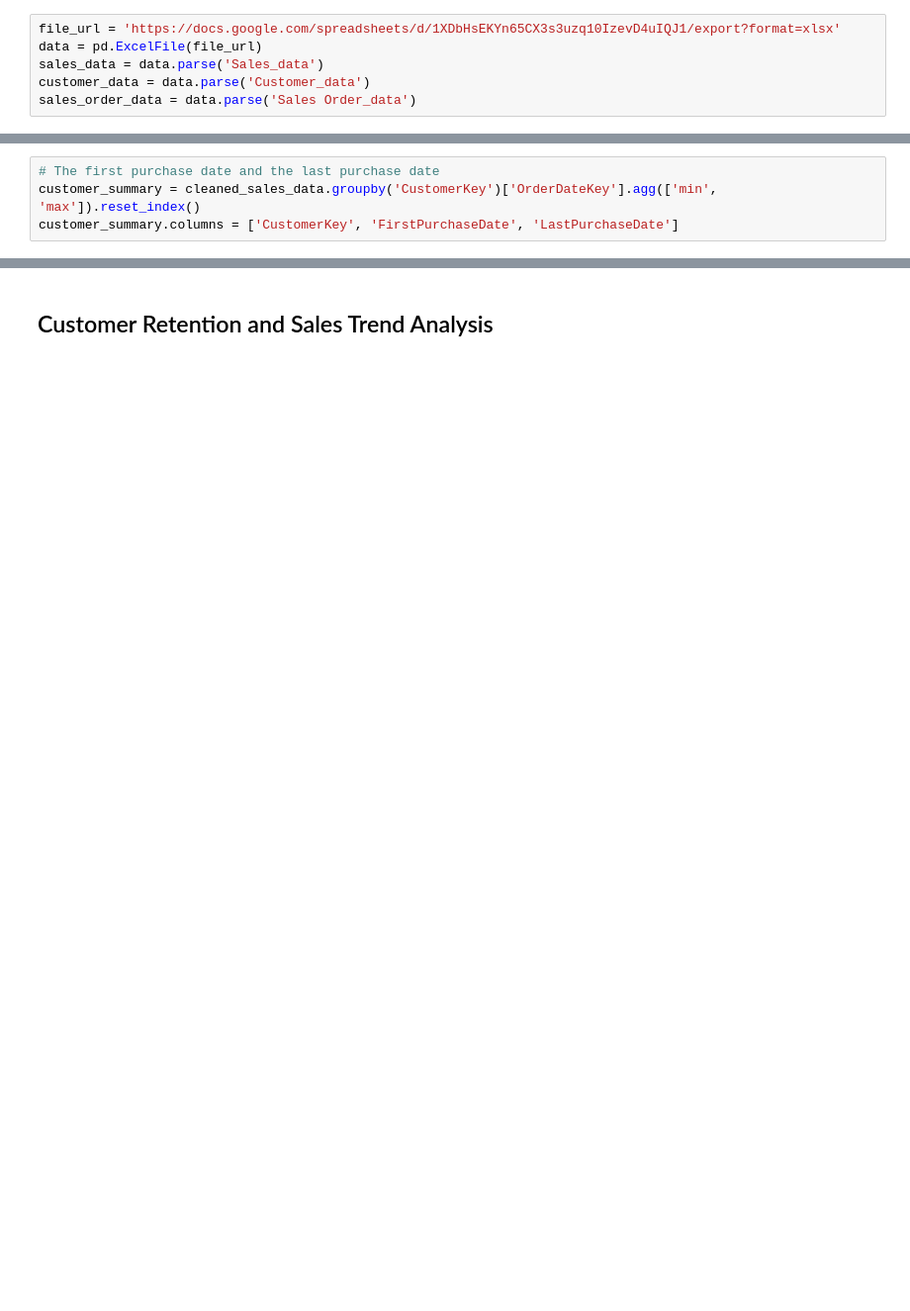
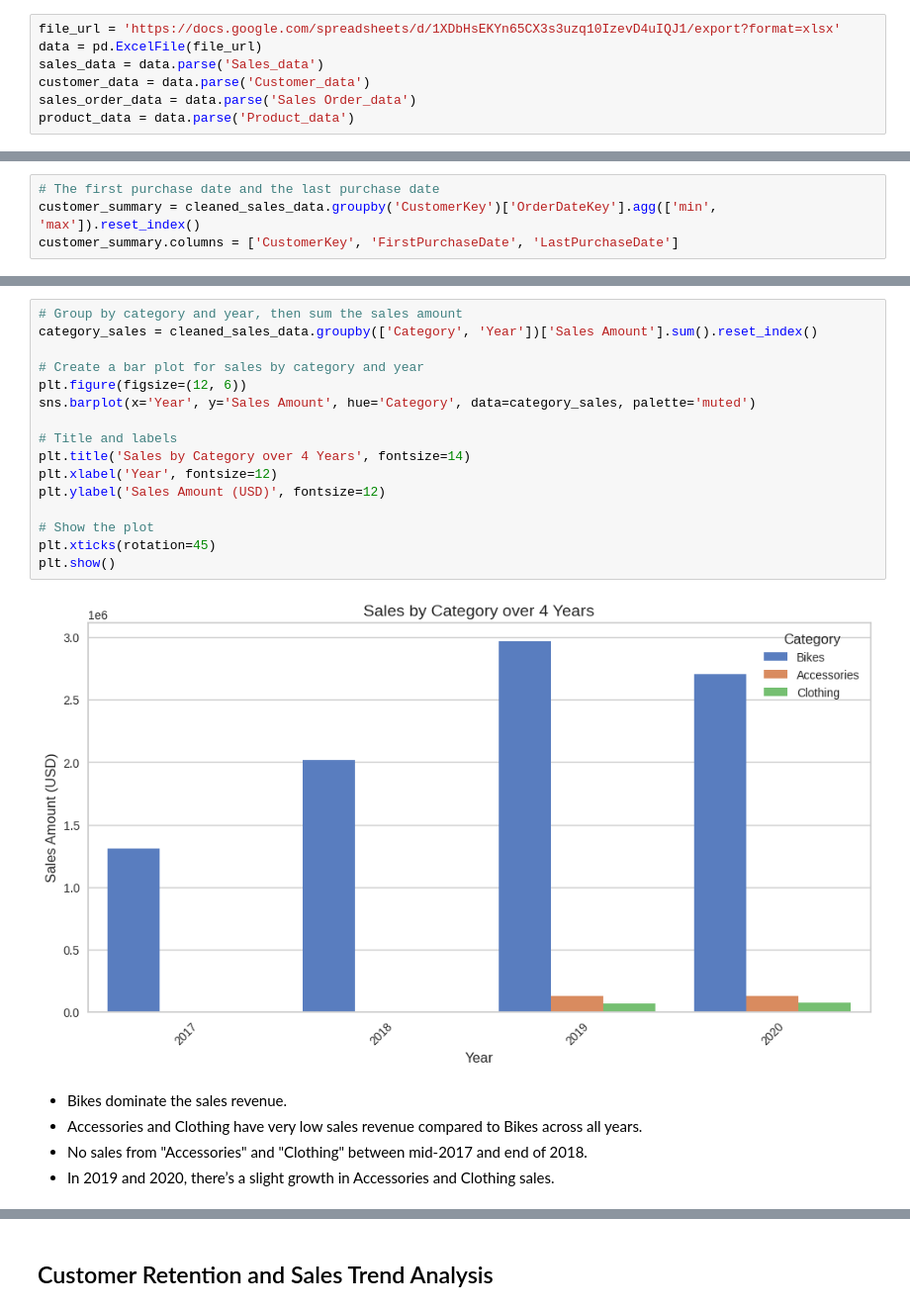
Before and after one commit to ivyle-data/Customer-Segmentation-RFM-KMeans-plus, a Jupyter notebook: Customer_Segmentation.ipynb, the cells around one changed output, grey strips where cells are left out. Shown at 99% size. Drawn from its saved outputs; the diff is of its cells as text; blank space fills up the shorter version.

```diff
--- a/Customer_Segmentation.ipynb
+++ b/Customer_Segmentation.ipynb
@@ -68,6 +74,7 @@ data = pd.ExcelFile(file_url)
 sales_data = data.parse('Sales_data')
 customer_data = data.parse('Customer_data')
 sales_order_data = data.parse('Sales Order_data')
+product_data = data.parse('Product_data')
 # %% [markdown]
 Check Data Information: To ensure data consistency, we inspect the dataset structure, check for missing values, and analyze summary statistics.
 # %%
@@ -294,0 +431,23 @@ Cleaned dataset sample:
+# %%
+# Group by category and year, then sum the sales amount
+category_sales = cleaned_sales_data.groupby(['Category', 'Year'])['Sales Amount'].sum().reset_index()
+
+# Create a bar plot for sales by category and year
+plt.figure(figsize=(12, 6))
+sns.barplot(x='Year', y='Sales Amount', hue='Category', data=category_sales, palette='muted')
+
+# Title and labels
+plt.title('Sales by Category over 4 Years', fontsize=14)
+plt.xlabel('Year', fontsize=12)
+plt.ylabel('Sales Amount (USD)', fontsize=12)
+
+# Show the plot
+plt.xticks(rotation=45)
+plt.show()
+# %% [output]
+[figure, added]
+# %% [markdown]
+- Bikes dominate the sales revenue.
+- Accessories and Clothing have very low sales revenue compared to Bikes across all years.
+- No sales from "Accessories" and "Clothing" between mid-2017 and end of 2018.
+- In 2019 and 2020, there’s a slight growth in Accessories and Clothing sales.
```
Also changed, not shown: parts of 58 cells of this notebook.
